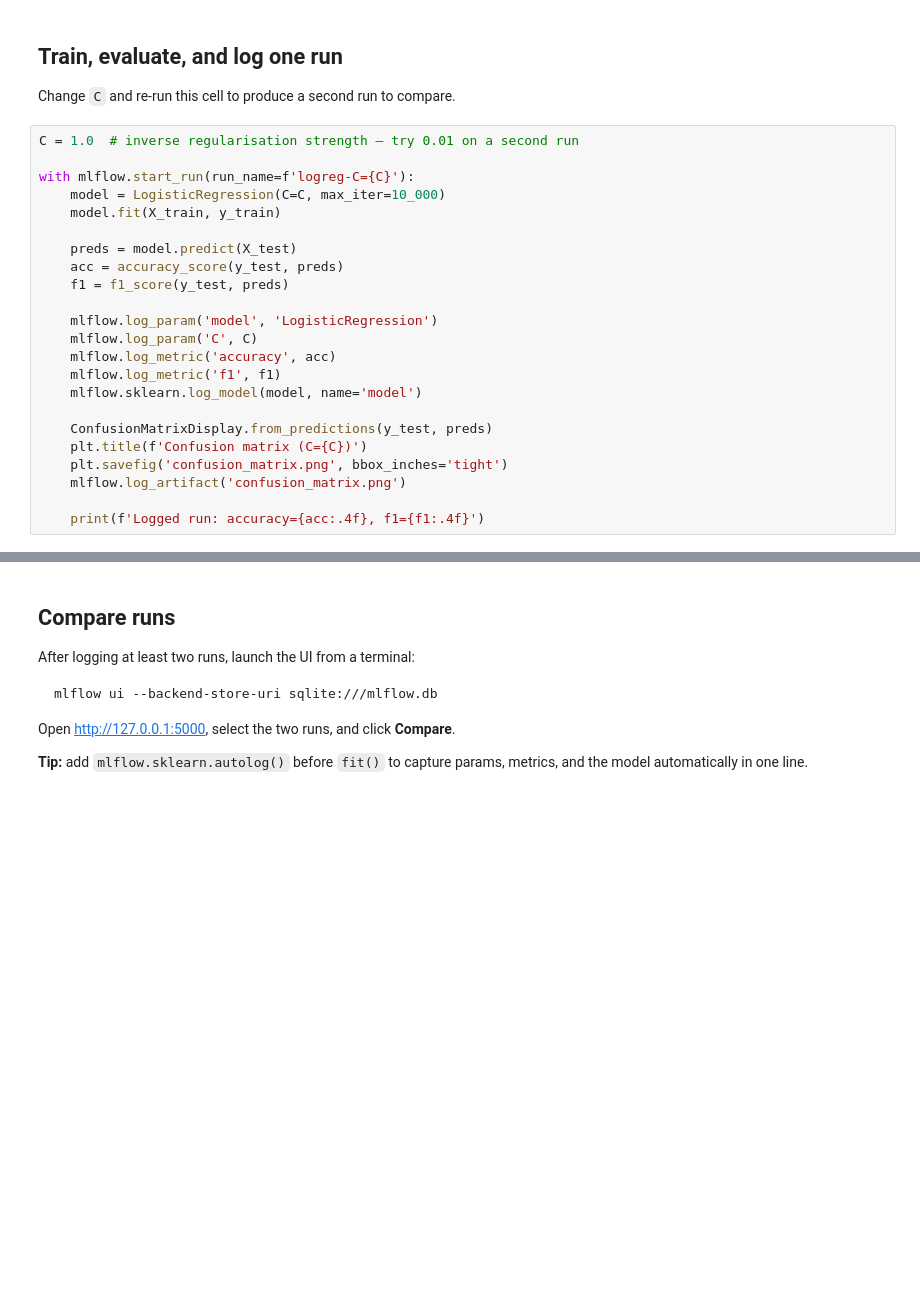
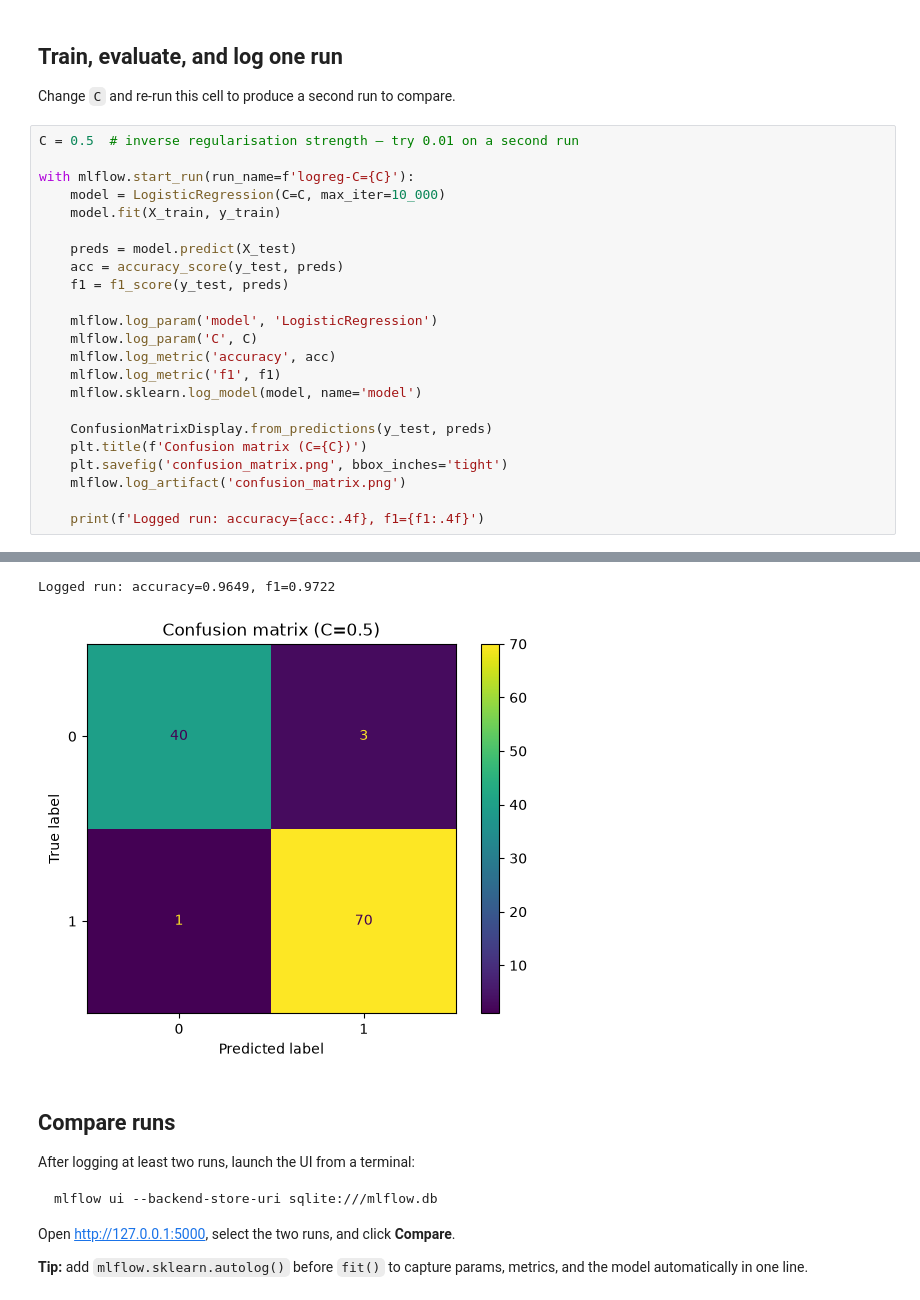
Before and after one commit to JienWeng/mlops-tutorial, a Jupyter notebook: notebook.ipynb, the cells around one changed output, grey strips where cells are left out. Saved outputs shown, nothing was run; the diff lists cells and outputs as text; blank space fills up the shorter version.

```diff
--- a/notebook.ipynb
+++ b/notebook.ipynb
@@ -38,7 +161,7 @@ X_train, X_test, y_train, y_test = train_test_split(
 
 Change `C` and re-run this cell to produce a second run to compare.
 # %%
-C = 1.0  # inverse regularisation strength — try 0.01 on a second run
+C = 0.5  # inverse regularisation strength — try 0.01 on a second run
 
 with mlflow.start_run(run_name=f'logreg-C={C}'):
     model = LogisticRegression(C=C, max_iter=10_000)
@@ -60,3 +183,4 @@ with mlflow.start_run(run_name=f'logreg-C={C}'):
     mlflow.log_artifact('confusion_matrix.png')
 
     print(f'Logged run: accuracy={acc:.4f}, f1={f1:.4f}')
+# %% [output]
@@ -63,3 +188,5 @@ with mlflow.start_run(run_name=f'logreg-C={C}'):
+Logged run: accuracy=0.9649, f1=0.9722
+[figure, added]
 # %% [markdown]
 ## Compare runs
 
```
Also changed, not shown: parts of 11 cells of this notebook, 1 other file.
